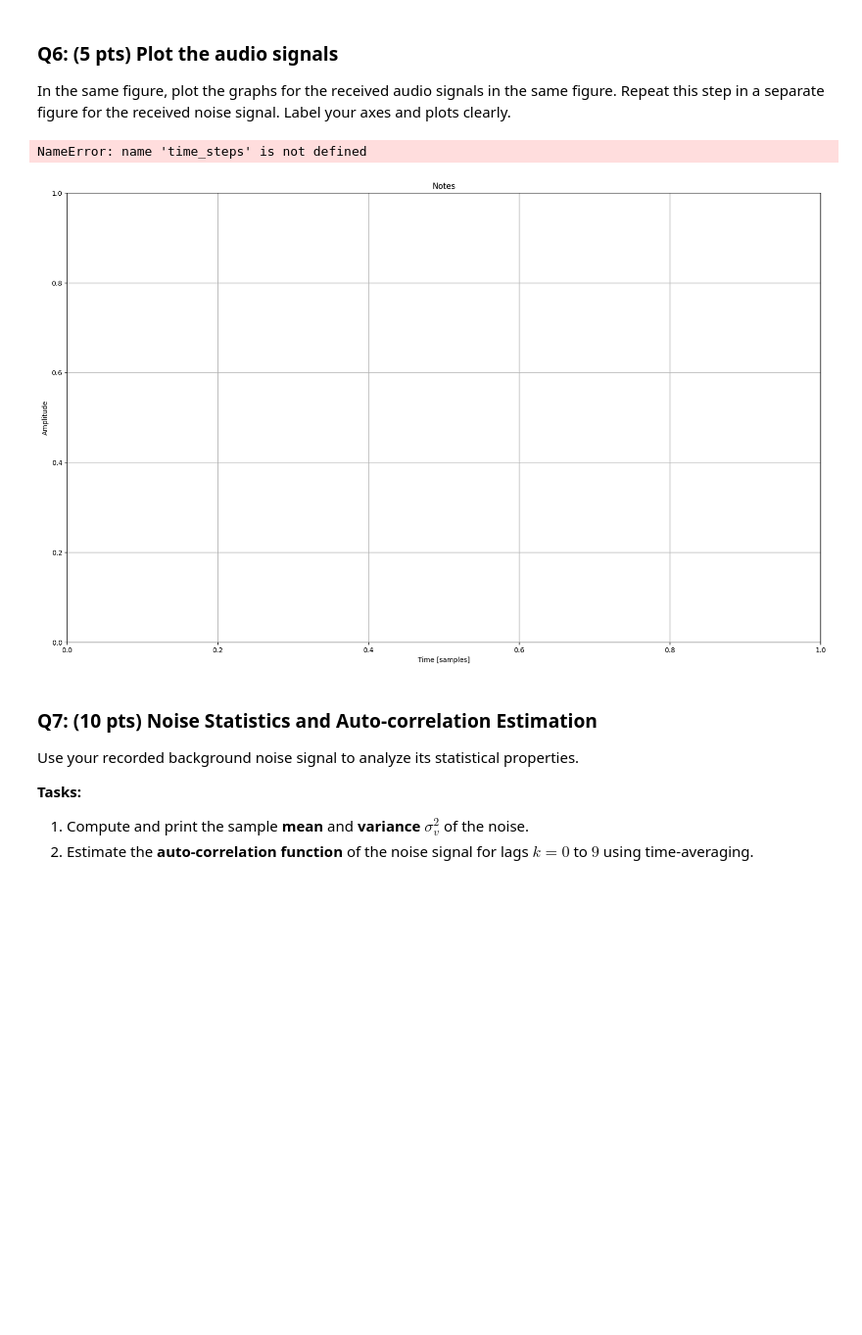
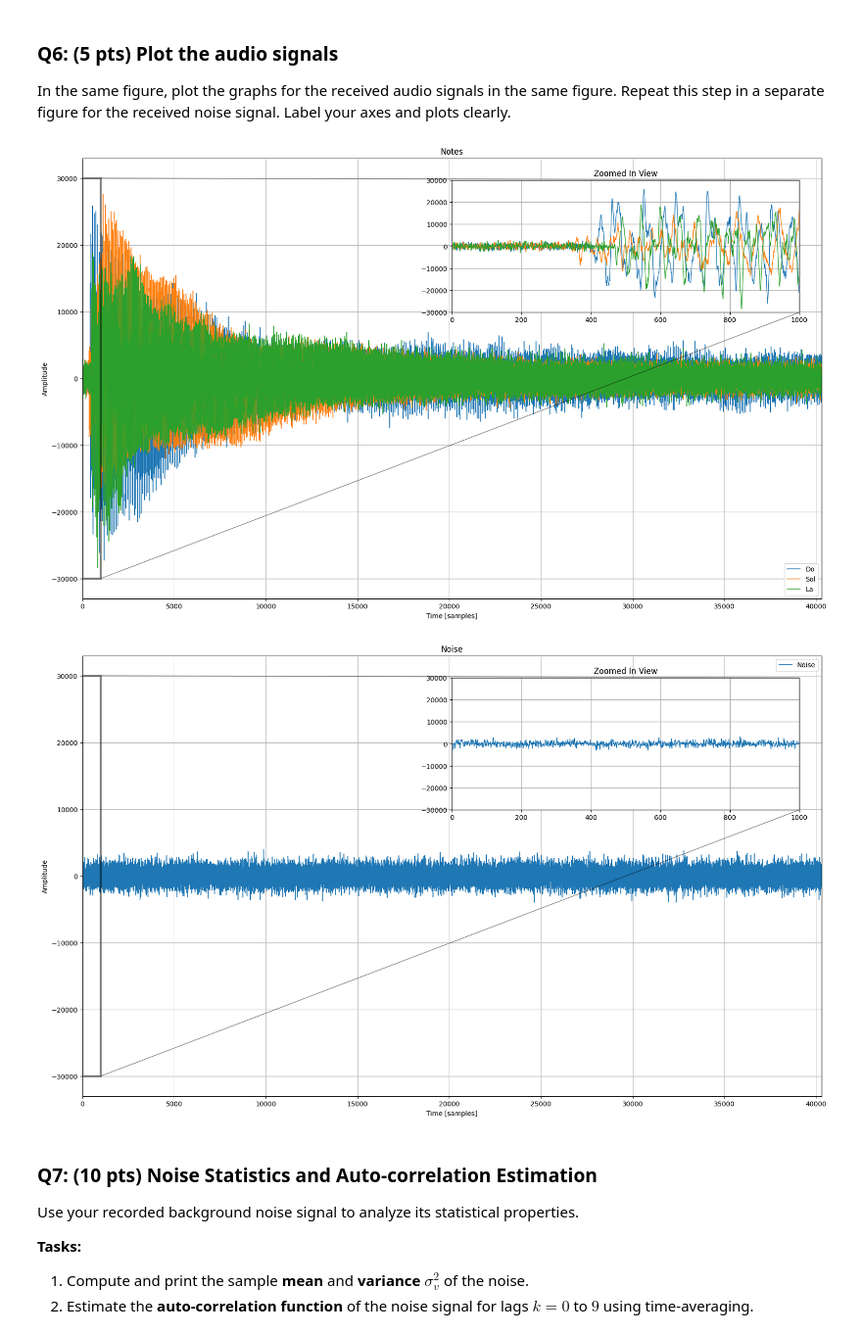
Before and after one commit to larsvantol/Statistical-Signal-Processing, a Jupyter notebook: SC42150_SSP_2025_Assignment.ipynb, the cells around one changed output. Shown at 98% size. Cells and saved outputs as stored; diff of their text form; code cells hidden in the pictures; blank space fills up the shorter version.

```diff
--- a/SC42150_SSP_2025_Assignment.ipynb
+++ b/SC42150_SSP_2025_Assignment.ipynb
@@ -289,32 +289,56 @@ In the same figure, plot the graphs for the received audio signals in the same f
 # %%
 fig, ax = plt.subplots(1, 1, figsize=(20, 12))
 ax.set_xlabel("Time [samples]")
 ax.set_ylabel("Amplitude")
 ax.set_title(f"Notes")
 ax.grid()
 ax.set_xlim(0, np.max(time_steps))
 
 for i in range(N_exp):
     ax.plot(time_steps, data_noised[i], label=notes[i], lw=1)
 
 x1, x2, y1, y2 = 0, 1000, -30000, 30000  # subregion of the original image
 axins = ax.inset_axes(
     [0.5, 0.65, 0.47, 0.3],
     xlim=(x1, x2), ylim=(y1, y2))
-# axins.imshow(Z2, extent=extent, origin="lower")
 for i in range(N_exp):
     axins.plot(time_steps, data_noised[i], lw=1)
 axins.set_title('Zoomed In View')
 axins.grid()
 
 ax.indicate_inset_zoom(axins, edgecolor="black", lw=3)
 
 ax.legend()
 
 plt.show()
+
+############################################
+
+fig, ax = plt.subplots(1, 1, figsize=(20, 12))
+ax.set_xlabel("Time [samples]")
+ax.set_ylabel("Amplitude")
+ax.set_title(f"Noise")
+ax.grid()
+ax.set_xlim(0, np.max(time_steps))
+
+ax.plot(time_steps, noise_measured, label="Noise", lw=1)
+
+x1, x2, y1, y2 = 0, 1000, -30000, 30000  # subregion of the original image
+axins = ax.inset_axes(
+    [0.5, 0.65, 0.47, 0.3],
+    xlim=(x1, x2), ylim=(y1, y2))
+axins.plot(time_steps, noise_measured, lw=1)
+axins.set_title('Zoomed In View')
+axins.grid()
+
+ax.indicate_inset_zoom(axins, edgecolor="black", lw=3)
+
+ax.legend()
+
+plt.show()
 # %% [output]
-NameError: name 'time_steps' is not defined
-[figure, old version]
+[figure, new version]
+[figure, added]
 # %% [markdown]
 ### Q7: (10 pts) Noise Statistics and Auto-correlation Estimation
 
```
Also changed, not shown: parts of 16 cells of this notebook.
